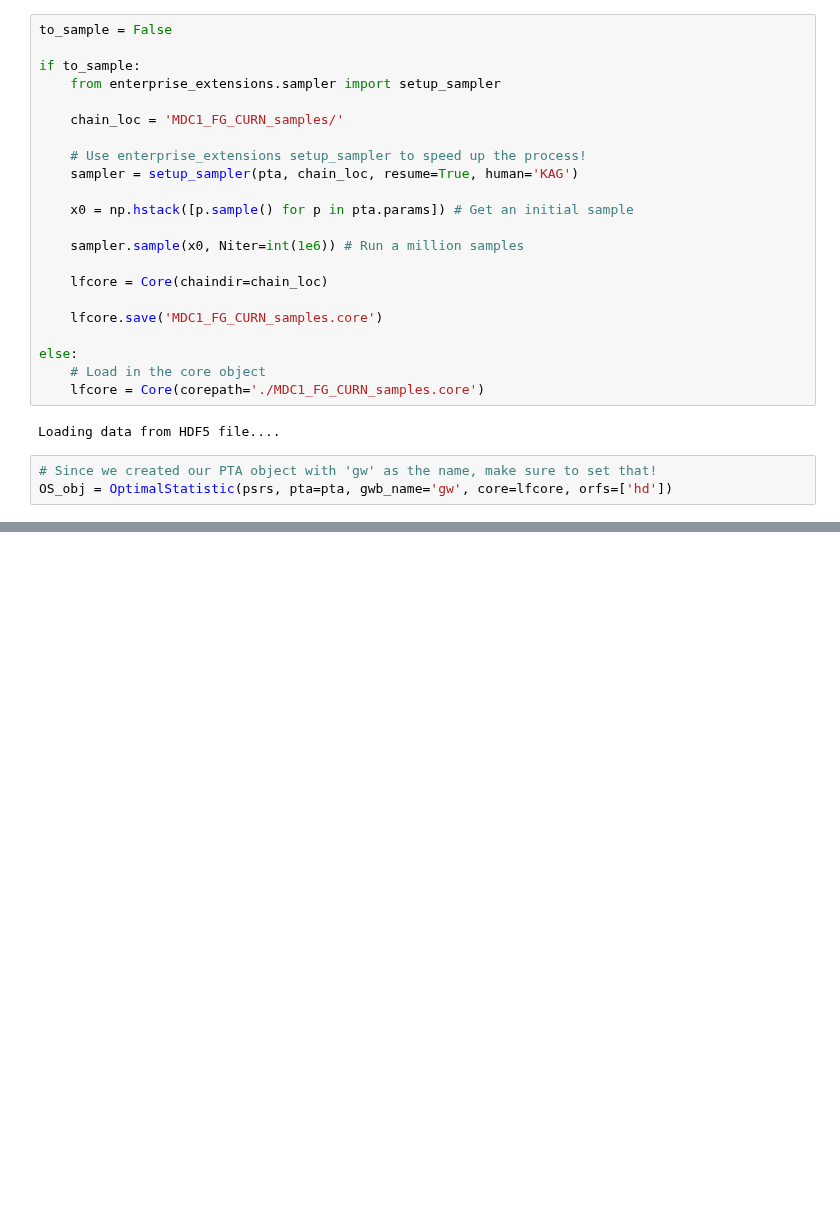
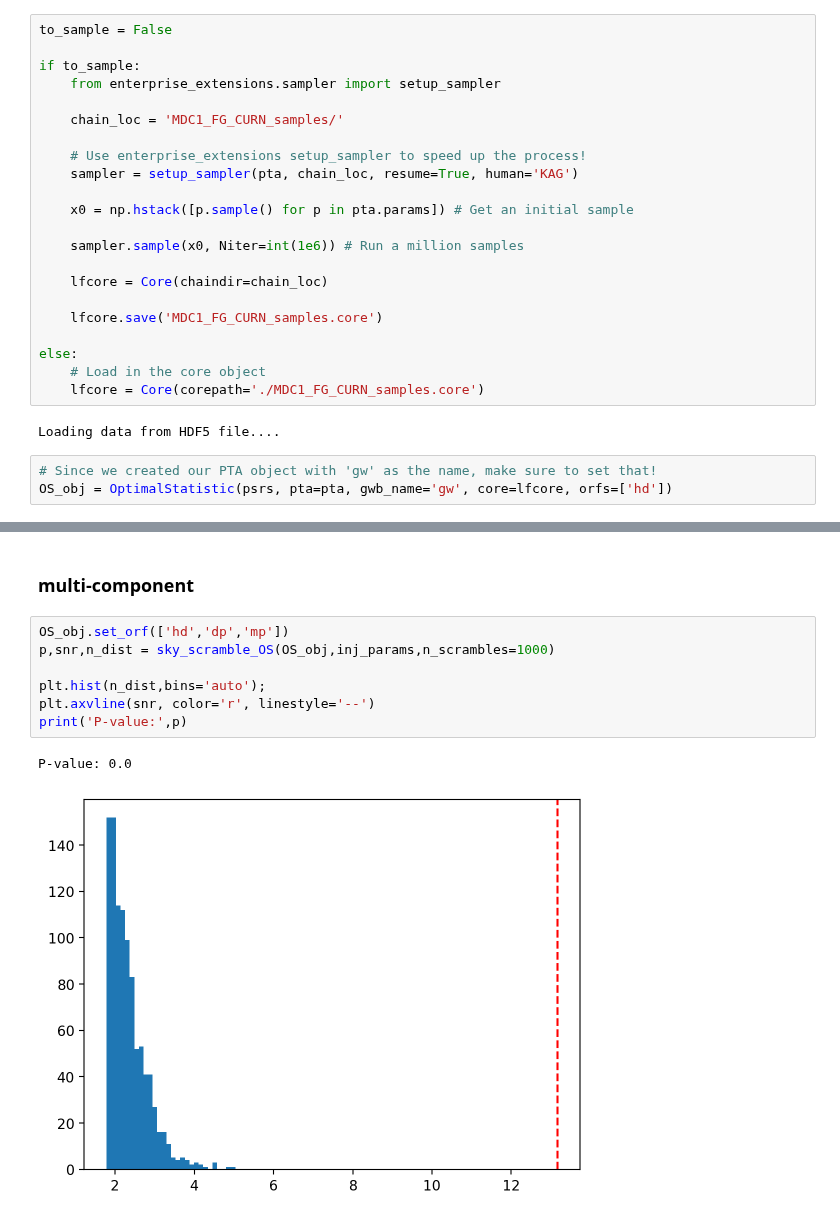
Before and after one commit to GersbachKa/defiant, a Jupyter notebook: notebooks/null_distributions.ipynb, the cells around one changed output, grey strips where cells are left out. Drawn from its saved outputs; the diff is of its cells as text; blank space fills up the shorter version.

```diff
--- a/notebooks/null_distributions.ipynb
+++ b/notebooks/null_distributions.ipynb
@@ -163,0 +232,12 @@ P-value: 0.0
+# %% [markdown]
+### multi-component
+# %%
+OS_obj.set_orf(['hd','dp','mp'])
+p,snr,n_dist = sky_scramble_OS(OS_obj,inj_params,n_scrambles=1000)
+
+plt.hist(n_dist,bins='auto');
+plt.axvline(snr, color='r', linestyle='--')
+print('P-value:',p)
+# %% [output]
+P-value: 0.0
+[figure, added]
```
Also changed, not shown: parts of 13 cells of this notebook, 2 other files.
